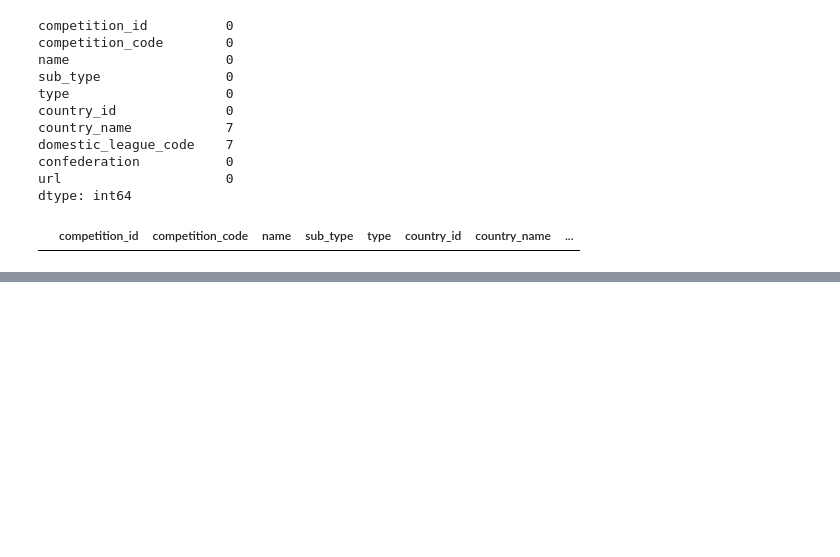
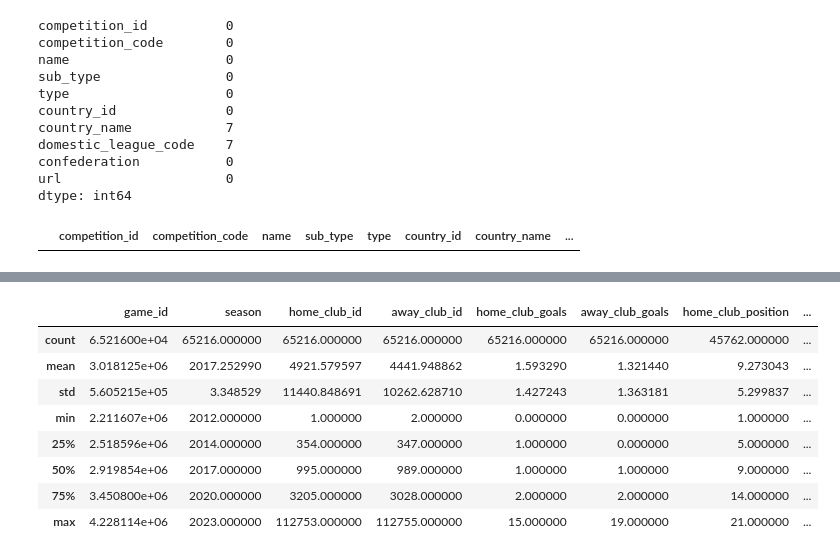
Before and after one commit to AleSar2312/Pycharm, a Jupyter notebook: Analisi.ipynb, the cells around one changed output, grey strips where cells are left out. Saved outputs shown, nothing was run; the diff lists cells and outputs as text; code cells hidden in the pictures; blank space fills up the shorter version.

```diff
--- a/Analisi.ipynb
+++ b/Analisi.ipynb
@@ -360,0 +462,2 @@ competitions.loc[competitions.duplicated()]
+# %%
+games = pd.read_csv("/Users/alessandros/Desktop/Assignment_Data_2023-2024/data/games.csv")
@@ -360,0 +488,12 @@ competitions.loc[competitions.duplicated()]
+# %%
+games.describe()
+# %% [output]
+|  | game_id | season | home_club_id | away_club_id | home_club_goals | away_club_goals | home_club_position | ... |
+| count | 6.521600e+04 | 65216.000000 | 65216.000000 | 65216.000000 | 65216.000000 | 65216.000000 | 45762.000000 | ... |
+| mean | 3.018125e+06 | 2017.252990 | 4921.579597 | 4441.948862 | 1.593290 | 1.321440 | 9.273043 | ... |
+| std | 5.605215e+05 | 3.348529 | 11440.848691 | 10262.628710 | 1.427243 | 1.363181 | 5.299837 | ... |
+| min | 2.211607e+06 | 2012.000000 | 1.000000 | 2.000000 | 0.000000 | 0.000000 | 1.000000 | ... |
+| 25% | 2.518596e+06 | 2014.000000 | 354.000000 | 347.000000 | 1.000000 | 0.000000 | 5.000000 | ... |
+| 50% | 2.919854e+06 | 2017.000000 | 995.000000 | 989.000000 | 1.000000 | 1.000000 | 9.000000 | ... |
+| 75% | 3.450800e+06 | 2020.000000 | 3205.000000 | 3028.000000 | 2.000000 | 2.000000 | 14.000000 | ... |
+| max | 4.228114e+06 | 2023.000000 | 112753.000000 | 112755.000000 | 15.000000 | 19.000000 | 21.000000 | ... |
```
Also changed, not shown: parts of 33 cells of this notebook.
